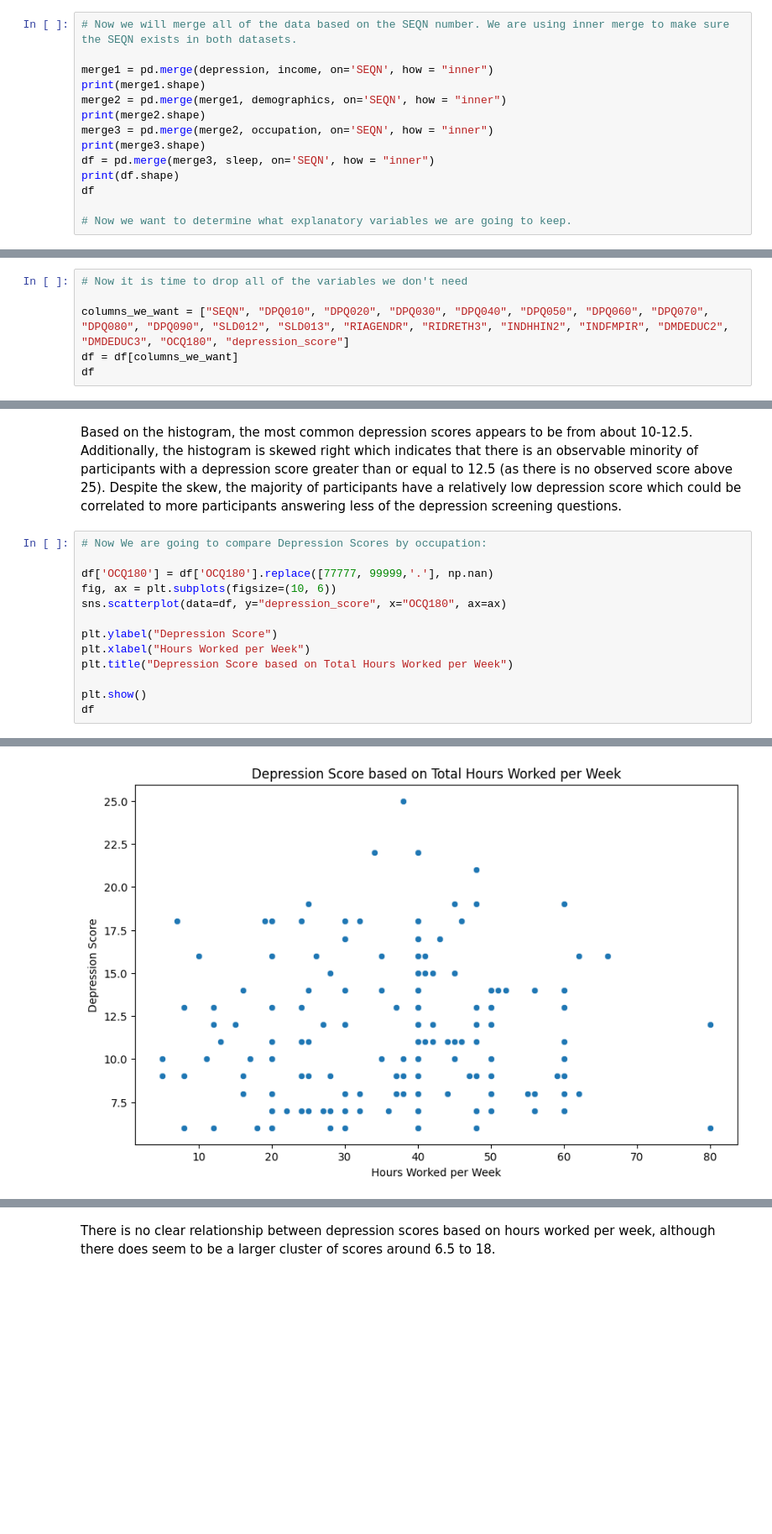
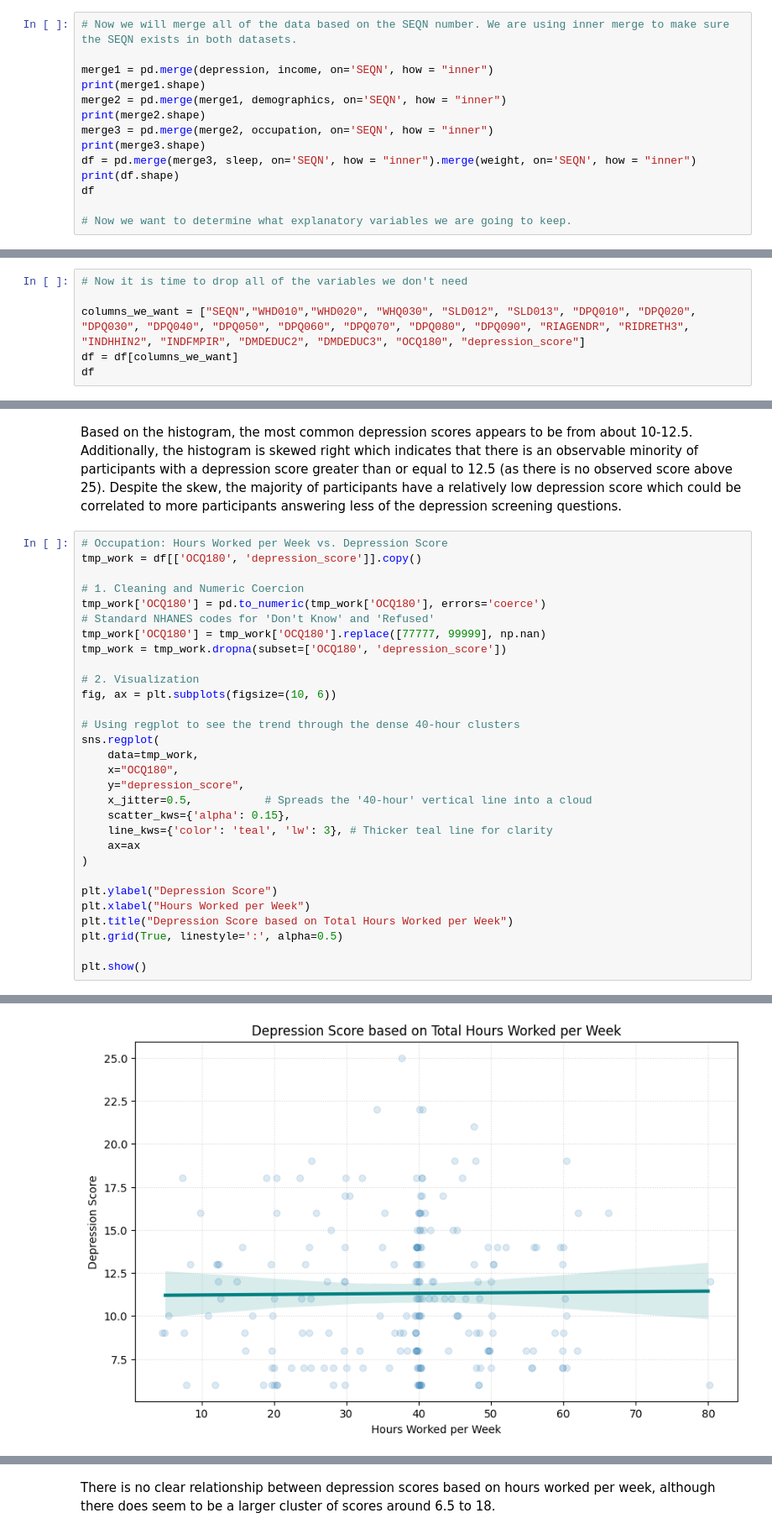
Before and after one commit to aidenjbrown/Intermediate_Data_Science_CS_28, a Jupyter notebook: scripts/EDA.ipynb, the cells around one changed output, grey strips where cells are left out. Shown at 84% size. Drawn from its saved outputs; the diff is of its cells as text; blank space fills up the shorter version.

Commit message:
plots

```diff
--- a/scripts/EDA.ipynb
+++ b/scripts/EDA.ipynb
@@ -58,7 +59,7 @@ merge2 = pd.merge(merge1, demographics, on='SEQN', how = "inner")
 print(merge2.shape)
 merge3 = pd.merge(merge2, occupation, on='SEQN', how = "inner")
 print(merge3.shape)
-df = pd.merge(merge3, sleep, on='SEQN', how = "inner")
+df = pd.merge(merge3, sleep, on='SEQN', how = "inner").merge(weight, on='SEQN', how = "inner")
 print(df.shape)
 df
 
@@ -156,7 +152,7 @@ df
 # %%
 # Now it is time to drop all of the variables we don't need
 
-columns_we_want = ["SEQN", "DPQ010", "DPQ020", "DPQ030", "DPQ040", "DPQ050", "DPQ060", "DPQ070", "DPQ080", "DPQ090", "SLD012", "SLD013", "RIAGENDR", "RIDRETH3", "INDHHIN2", "INDFMPIR", "DMDEDUC2", "DMDEDUC3", "OCQ180", "depression_score"]
+columns_we_want = ["SEQN","WHD010","WHD020", "WHQ030", "SLD012", "SLD013", "DPQ010", "DPQ020", "DPQ030", "DPQ040", "DPQ050", "DPQ060", "DPQ070", "DPQ080", "DPQ090", "RIAGENDR", "RIDRETH3", "INDHHIN2", "INDFMPIR", "DMDEDUC2", "DMDEDUC3", "OCQ180", "depression_score"]
 df = df[columns_we_want]
 df
 # %% [output]
@@ -350,16 +331,33 @@ plt.show()
 # %% [markdown]
 Based on the histogram, the most common depression scores appears to be from about 10-12.5. Additionally, the histogram is skewed right which indicates that there is an observable minority of participants with a depression score greater than or equal to 12.5 (as there is no observed score above 25). Despite the skew, the majority of participants have a relatively low depression score which could be correlated to more participants answering less of the depression screening questions.
 # %%
-# Now We are going to compare Depression Scores by occupation:
+# Occupation: Hours Worked per Week vs. Depression Score
+tmp_work = df[['OCQ180', 'depression_score']].copy()
 
-df['OCQ180'] = df['OCQ180'].replace([77777, 99999,'.'], np.nan)
+# 1. Cleaning and Numeric Coercion
+tmp_work['OCQ180'] = pd.to_numeric(tmp_work['OCQ180'], errors='coerce')
+# Standard NHANES codes for 'Don't Know' and 'Refused'
+tmp_work['OCQ180'] = tmp_work['OCQ180'].replace([77777, 99999], np.nan)
+tmp_work = tmp_work.dropna(subset=['OCQ180', 'depression_score'])
+
+# 2. Visualization
 fig, ax = plt.subplots(figsize=(10, 6))
-sns.scatterplot(data=df, y="depression_score", x="OCQ180", ax=ax)
+
+# Using regplot to see the trend through the dense 40-hour clusters
+sns.regplot(
+    data=tmp_work,
+    x="OCQ180",
+    y="depression_score",
+    x_jitter=0.5,           # Spreads the '40-hour' vertical line into a cloud
+    scatter_kws={'alpha': 0.15},
+    line_kws={'color': 'teal', 'lw': 3}, # Thicker teal line for clarity
+    ax=ax
+)
 
 plt.ylabel("Depression Score")
 plt.xlabel("Hours Worked per Week")
 plt.title("Depression Score based on Total Hours Worked per Week")
+plt.grid(True, linestyle=':', alpha=0.5)
 
 plt.show()
-df
 # %% [output]
@@ -371 +364 @@ See the caveats in the documentation: https://pandas.pydata.org/pandas-docs/stab
-[figure, old version]
+[figure, new version]
```
Also changed, not shown: parts of 16 cells of this notebook, 1 other file.
